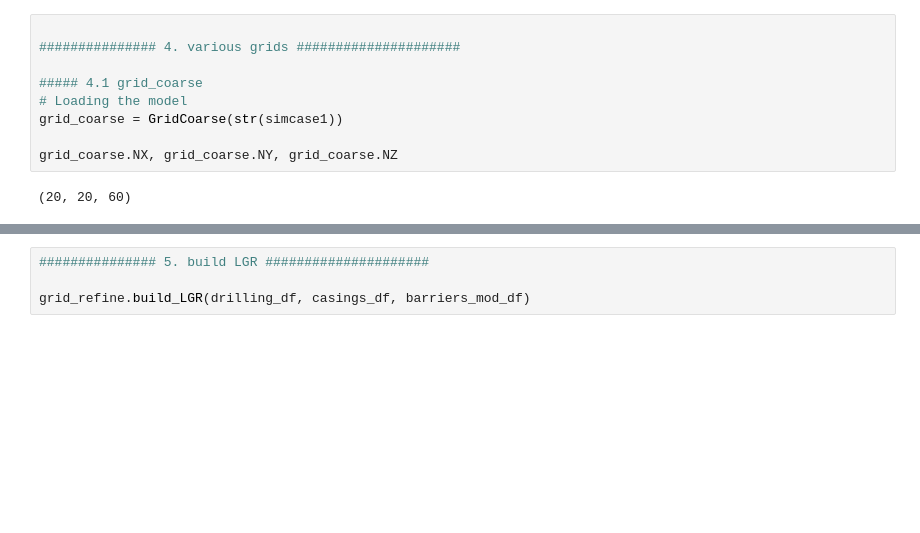
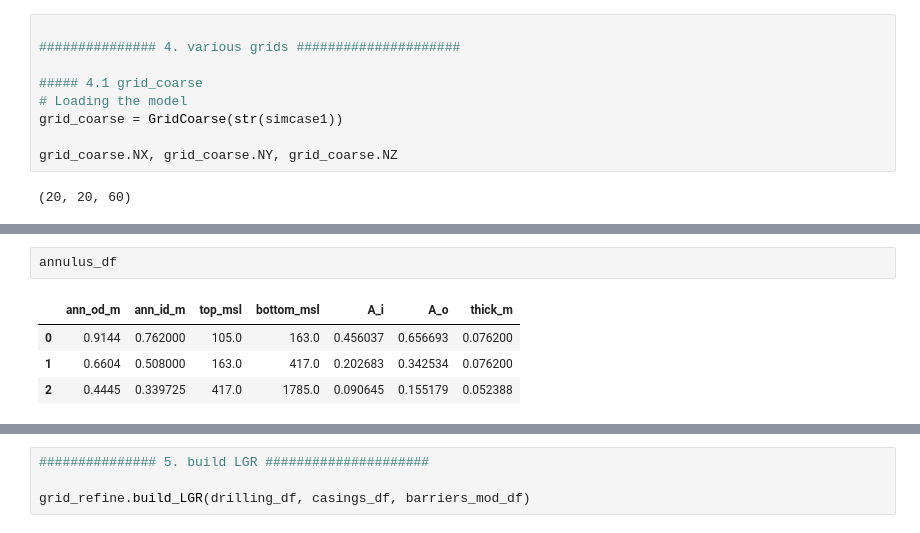
Before and after one commit to equinor/WINC_OnePager, a Jupyter notebook: notebooks/pflotran_gap.ipynb, the cells around one changed output, grey strips where cells are left out. Saved outputs shown, nothing was run; the diff lists cells and outputs as text; blank space fills up the shorter version.

```diff
--- a/notebooks/pflotran_gap.ipynb
+++ b/notebooks/pflotran_gap.ipynb
@@ -192,3 +196,10 @@ Minimimum grid size is 5.00 cm
+# %%
+annulus_df
+# %% [output]
+|  | ann_od_m | ann_id_m | top_msl | bottom_msl | A_i | A_o | thick_m |
+| 0 | 0.9144 | 0.762000 | 105.0 | 163.0 | 0.456037 | 0.656693 | 0.076200 |
+| 1 | 0.6604 | 0.508000 | 163.0 | 417.0 | 0.202683 | 0.342534 | 0.076200 |
+| 2 | 0.4445 | 0.339725 | 417.0 | 1785.0 | 0.090645 | 0.155179 | 0.052388 |
 # %%
 ##### 4.3 grid refine
 
```
Also changed, not shown: parts of 15 cells of this notebook, 3 other files.
